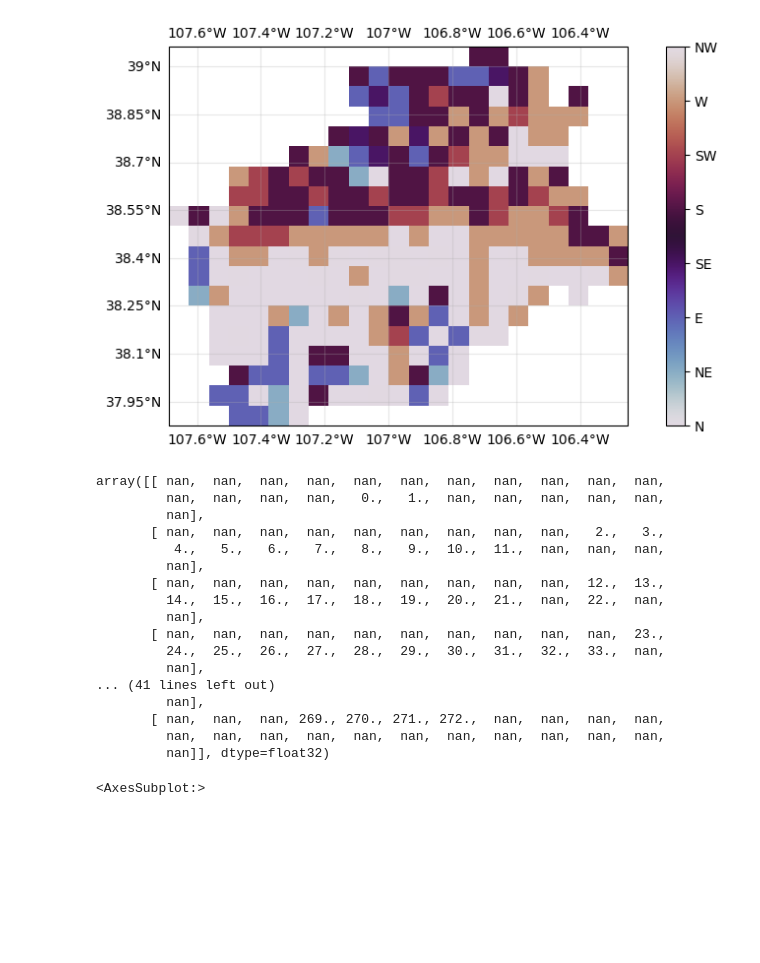
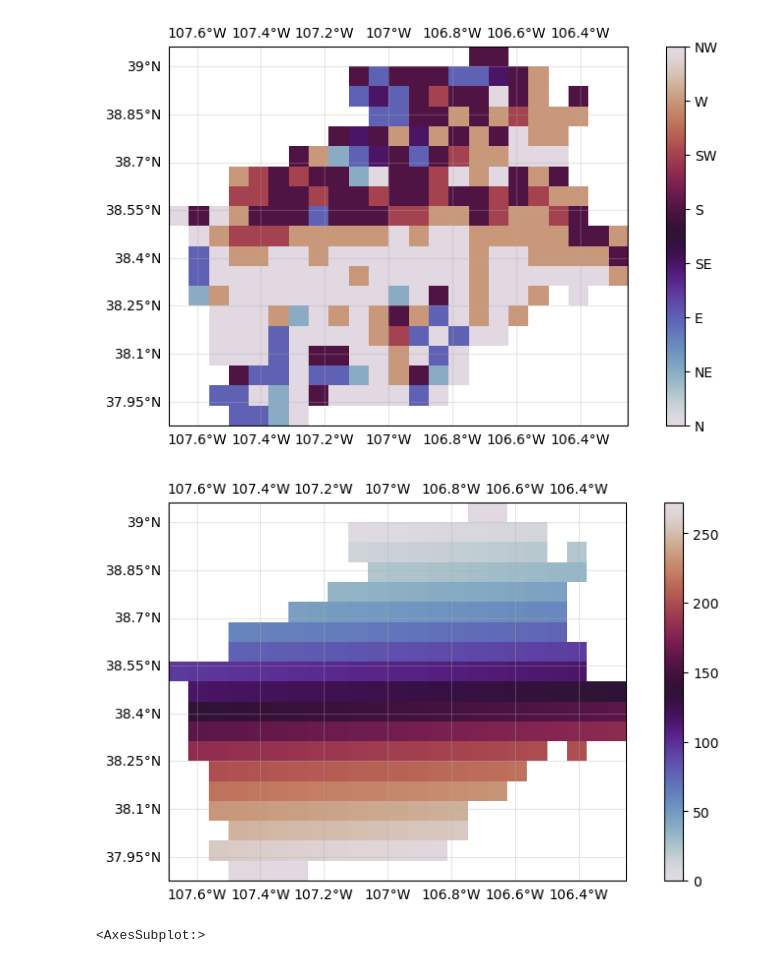
Before and after one commit to UW-SASWE/ResORR, a Jupyter notebook: notebooks/methods/05-Network-Generation.ipynb, the cells around one changed output. Saved outputs shown, nothing was run; the diff lists cells and outputs as text; code cells hidden in the pictures; blank space fills up the shorter version.

```diff
--- a/notebooks/methods/Network-Generation.ipynb
+++ b/notebooks/methods/05-Network-Generation.ipynb
@@ -37,7 +31,8 @@ def geoax(figsize=(10, 5), **kwargs):
 # %%
 # read in the flow direction file
 # fdr = rio.open("../data/thai_network/Thai-FDR.tif")
-fdr = rxr.open_rasterio("../../data/colorado/basins/gunnison/ro/pars/fl.tif", chunks=True, masked=True).persist()
+# fdr = rxr.open_rasterio("../../data/colorado/basins/gunnison/ro/pars/fl.tif", chunks=True, masked=True).persist()
+fdr = rxr.open_rasterio("../../data/colorado/basins/gunnison/ro/pars/fl.tif", masked=True)
 band = fdr.sel(band=1)
 
 band_vicfmt = band
@@ -53,38 +48,22 @@ cbar.ax.set_yticklabels(["N", "NE", "E", "SE", "S", "SW", "W", "NW"]);
 # %%
 # create id of each cell
 band_ids = np.full_like(band_vicfmt, np.nan)
 _id = 0
 for i in np.arange(band_vicfmt.shape[0]):
     for j in np.arange(band_vicfmt.shape[1]):
         if not np.isnan(band_vicfmt[i][j]):
             band_ids[i][j] = _id
             _id += 1
 # band_ids = np.ma.MaskedArray(band_ids, mask=band)
 
 band_ids
-# f, ax = geoax()
-# im = ax.imshow(band_ids, extent=plotting_extent(band_vicfmt, fdr.rio.transform()), cmap='twilight')
-# gl = ax.gridlines(alpha=0.3, draw_labels=True)
-# gl.right_labels = False
-# cbar = f.colorbar(im)
+f, ax = geoax()
+im = ax.imshow(band_ids, extent=plotting_extent(band_vicfmt, fdr.rio.transform()), cmap='twilight')
+gl = ax.gridlines(alpha=0.3, draw_labels=True)
+gl.right_labels = False
+cbar = f.colorbar(im)
 # %% [output]
-array([[ nan,  nan,  nan,  nan,  nan,  nan,  nan,  nan,  nan,  nan,  nan,
-         nan,  nan,  nan,  nan,   0.,   1.,  nan,  nan,  nan,  nan,  nan,
-         nan],
-       [ nan,  nan,  nan,  nan,  nan,  nan,  nan,  nan,  nan,   2.,   3.,
-          4.,   5.,   6.,   7.,   8.,   9.,  10.,  11.,  nan,  nan,  nan,
-         nan],
-       [ nan,  nan,  nan,  nan,  nan,  nan,  nan,  nan,  nan,  12.,  13.,
-         14.,  15.,  16.,  17.,  18.,  19.,  20.,  21.,  nan,  22.,  nan,
-         nan],
-       [ nan,  nan,  nan,  nan,  nan,  nan,  nan,  nan,  nan,  nan,  23.,
-         24.,  25.,  26.,  27.,  28.,  29.,  30.,  31.,  32.,  33.,  nan,
-         nan],
-... (41 lines left out)
-         nan],
-       [ nan,  nan,  nan, 269., 270., 271., 272.,  nan,  nan,  nan,  nan,
-         nan,  nan,  nan,  nan,  nan,  nan,  nan,  nan,  nan,  nan,  nan,
-         nan]], dtype=float32)
+[figure, added]
 # %%
 # create nodes
 # extract x-y points
```
Also changed, not shown: parts of 3 cells of this notebook, 9 other files.
